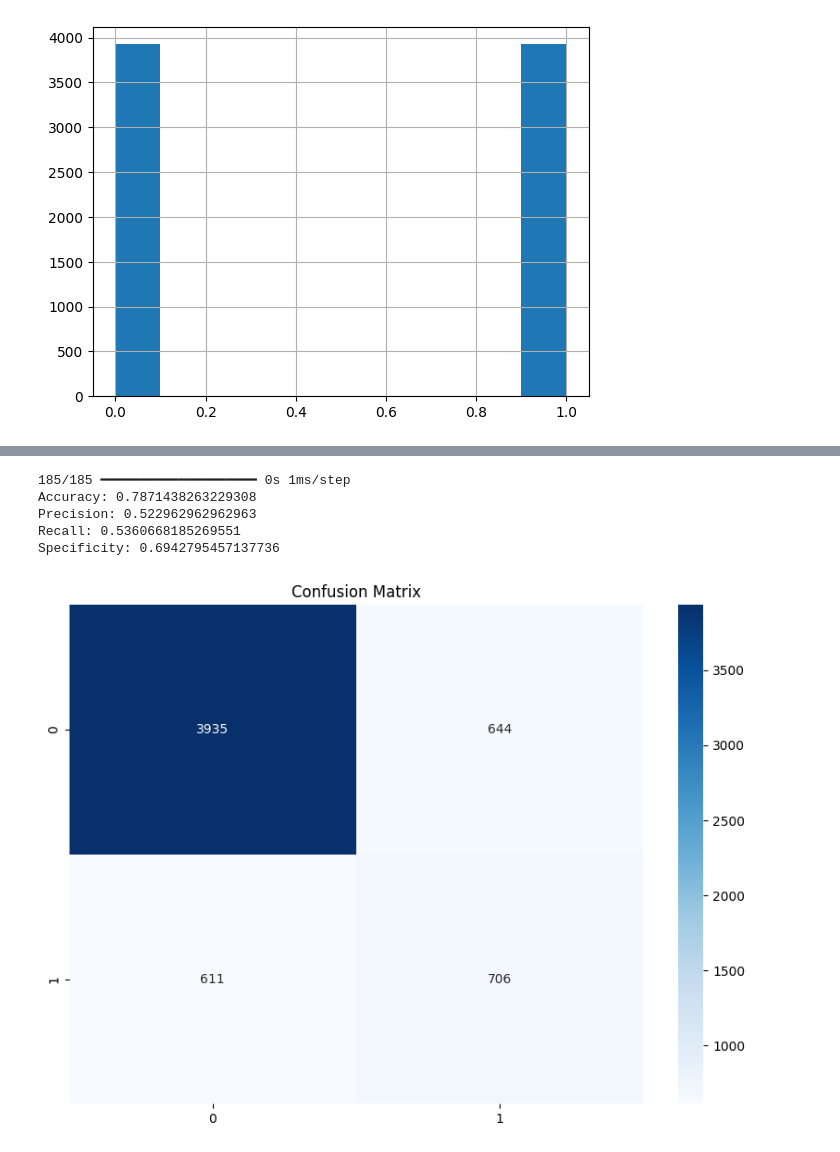
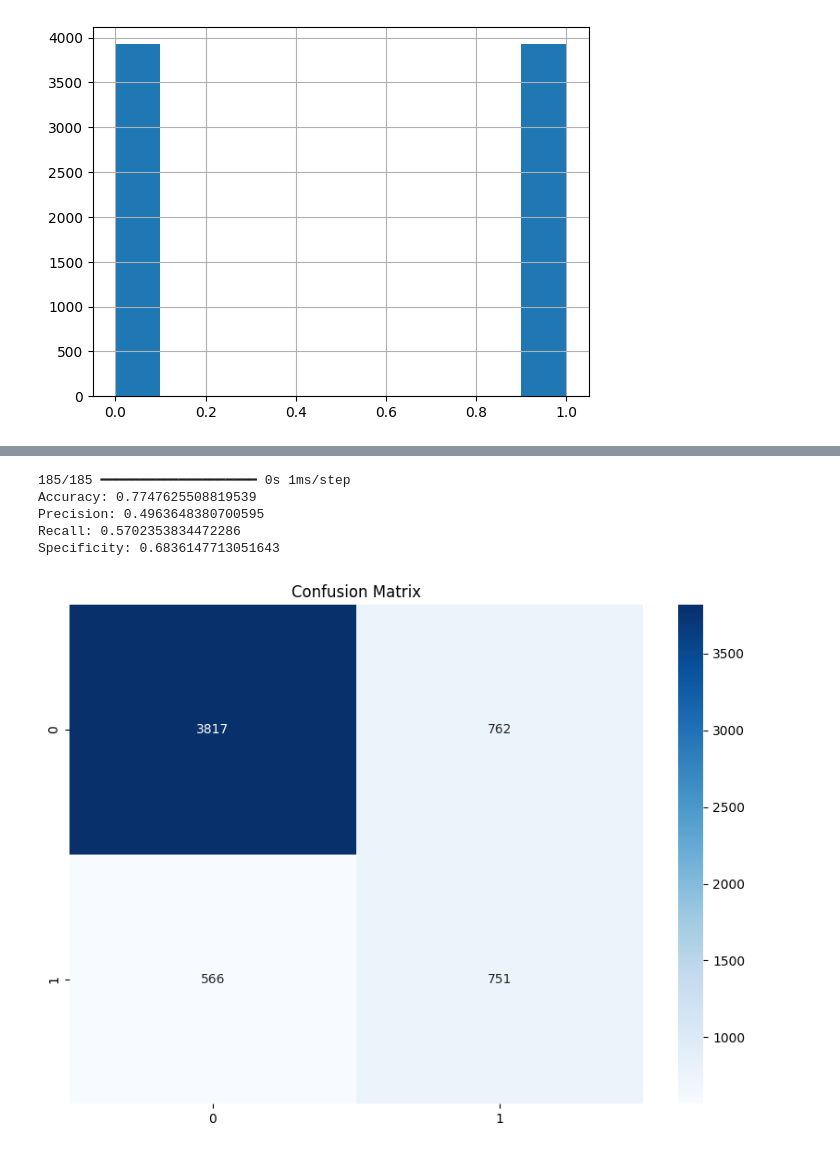
Before and after one commit to DiegoOzuna/LSTM-Credit-Default, a Jupyter notebook: Credit_Default.ipynb, the cells around one changed output, grey strips where cells are left out. Drawn from its saved outputs; the diff is of its cells as text; code cells hidden in the pictures.

Commit message:
made model names descriptive and notebook clear
Model names have been changed to reflect what was attempted. key models were tested in further preprocessing stages.

```diff
--- a/Credit_Default.ipynb
+++ b/Credit_Default.ipynb
@@ -647,26 +768,26 @@ Specificity: 0.7629346072578937
 from keras.layers import Bidirectional
 
 # Define the model: This will be LSTM using time-series only...
-model6 = Sequential()
+biLSTM = Sequential()
 
 # Add LSTM layer
 # Adjust the units and dropout according to your data
-model6.add(Bidirectional(LSTM(units=18, dropout=0.15, input_shape=(3, 6),return_sequences= True)))
+biLSTM.add(Bidirectional(LSTM(units=18, dropout=0.2, input_shape=(3, 6),return_sequences= True)))
 
 # Add attention layer
-model6.add(SeqWeightedAttention())
+biLSTM.add(SeqWeightedAttention())
 
 # Add Dropout layer
-model6.add(Dropout(0.1))
+biLSTM.add(Dropout(0.1))
 
 # Add Dense layer for binary classification
-model6.add(Dense(1, activation='sigmoid'))
+biLSTM.add(Dense(1, activation='sigmoid'))
 
 # Compile the model
-model6.compile(optimizer='adam', loss='binary_crossentropy', metrics=['accuracy'])
+biLSTM.compile(optimizer='adam', loss='binary_crossentropy', metrics=['accuracy'])
 
 # Fit the model
 # Adjust the batch size and epochs according to your data
-model6.fit(X_time_series_train_scaled, y_train, validation_data=([X_time_series_val_scaled], y_val), batch_size=32, epochs=10)
+biLSTM.fit(X_time_series_train_scaled, y_train, validation_data=([X_time_series_val_scaled], y_val), batch_size=32, epochs=10)
 # %% [output]
 Epoch 1/10
@@ -729,25 +963,25 @@ X_time_series_train_scaled = X_train_resampled_array.reshape(-1,3,6)
 # %%
 #REPEAT OUR STRUCUTRE OF BEST MODEL SO FAR ON THIS NEW DATASET
+from keras_self_attention import SeqWeightedAttention
 # Define the model
-attentionLSTM_s_b_u = Sequential()
+attentionLSTM_s = Sequential()
 
 # Add first LSTM layer with return_sequences=True
-attentionLSTM_s_b_u.add(LSTM(units=18, dropout=0.2, return_sequences=True, input_shape=(3,6)))
+attentionLSTM_s.add(LSTM(units=18, dropout=0.2, return_sequences=True, input_shape=(3,6)))
 
-# Add second LSTM layer
-attentionLSTM_s_b_u.add(LSTM(units=9, return_sequences=True))
+# Add attention layer
+attentionLSTM_s.add(SeqWeightedAttention())
 
-# Add second LSTM layer
-attentionLSTM_s_b_u.add(LSTM(units=4))
-
+# Add Dropout layer
+attentionLSTM_s.add(Dropout(0.1))
 
 # Add Dense layer for binary classification
-attentionLSTM_s_b_u.add(Dense(1, activation='sigmoid'))
+attentionLSTM_s.add(Dense(1, activation='sigmoid'))
 
 # Compile the model
-attentionLSTM_s_b_u.compile(optimizer='adam', loss='binary_crossentropy', metrics=['accuracy'])
+attentionLSTM_s.compile(optimizer='adam', loss='binary_crossentropy', metrics=['accuracy'])
 
 # Fit the model
-attentionLSTM_s_b_u.fit(X_time_series_train_scaled, y_train_resampled, validation_data=(X_time_series_val_scaled, y_val), batch_size=32, epochs=10)
+attentionLSTM_s.fit(X_time_series_train_scaled, y_train_resampled, validation_data=(X_time_series_val_scaled, y_val), batch_size=32, epochs=10)
 # %% [output]
 Epoch 1/10
@@ -773,10 +1007,10 @@ Epoch 10/10
 <keras.src.callbacks.history.History at 0x...>
 # %%
-printInfo(attentionLSTM_s_b_u, X_time_series_test_scaled)
+printInfo(attentionLSTM_s, X_time_series_test_scaled)
 # %% [output]
 185/185 ━━━━━━━━━━━━━━━━━━━━ 0s 1ms/step
-Accuracy: 0.7871438263229308
-Precision: 0.522962962962963
-Recall: 0.5360668185269551
-Specificity: 0.6942795457137736
+Accuracy: 0.7747625508819539
+Precision: 0.4963648380700595
+Recall: 0.5702353834472286
+Specificity: 0.6836147713051643
-[figure, old version]
+[figure, new version]
```
Also changed, not shown: parts of 27 cells of this notebook.
